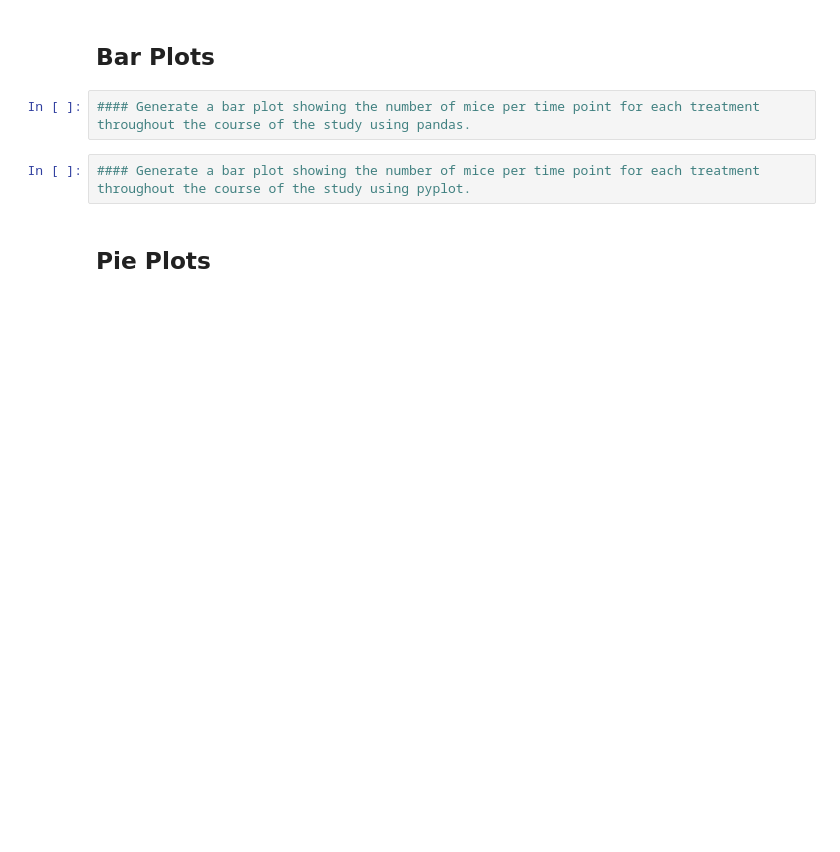
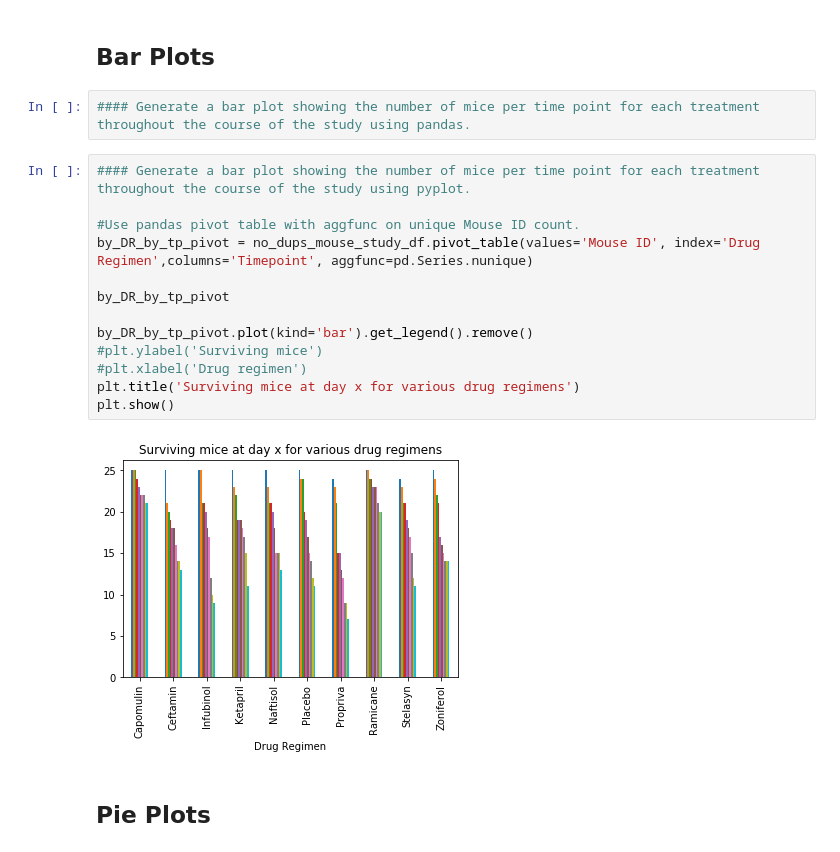
Before and after one commit to Terrence-Cummings/matplotlib-challenge, a Jupyter notebook: Pymaceuticals/pymaceuticals_TC_v1.ipynb, the cells around one changed output. Saved outputs shown, nothing was run; the diff lists cells and outputs as text; blank space fills up the shorter version.

Commit message:
working on graphs

```diff
--- a/Pymaceuticals/pymaceuticals_TC_v1.ipynb
+++ b/Pymaceuticals/pymaceuticals_TC_v1.ipynb
@@ -153,6 +160,19 @@ no_dup_num_mice_ID
 #### Generate a bar plot showing the number of mice per time point for each treatment throughout the course of the study using pandas.
 # %%
 #### Generate a bar plot showing the number of mice per time point for each treatment throughout the course of the study using pyplot.
+
+#Use pandas pivot table with aggfunc on unique Mouse ID count.
+by_DR_by_tp_pivot = no_dups_mouse_study_df.pivot_table(values='Mouse ID', index='Drug Regimen',columns='Timepoint', aggfunc=pd.Series.nunique)
+
+by_DR_by_tp_pivot
+
+by_DR_by_tp_pivot.plot(kind='bar').get_legend().remove()
+#plt.ylabel('Surviving mice')
+#plt.xlabel('Drug regimen')
+plt.title('Surviving mice at day x for various drug regimens')
+plt.show()
+# %% [output]
+[figure, added]
 # %% [markdown]
 ## Pie Plots
 # %%
```
Also changed, not shown: parts of 7 cells of this notebook.
